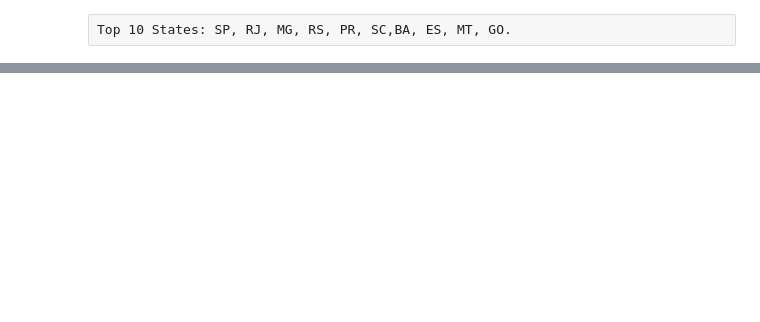
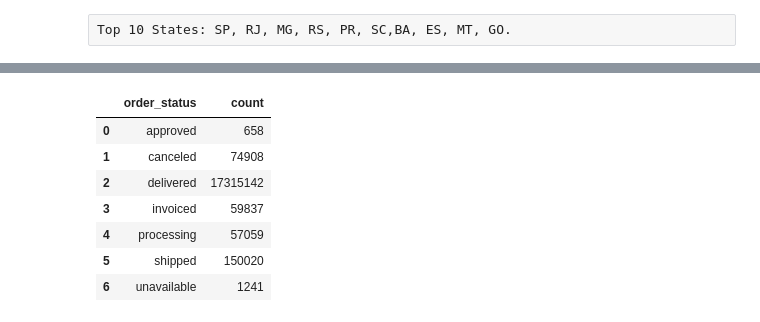
Before and after one commit to JamesLi197412/eCommerce_analysis, a Jupyter notebook: Brazillian E-Commerce.ipynb, the cells around one changed output, grey strips where cells are left out. Cells and saved outputs as stored; diff of their text form; code cells hidden in the pictures; blank space fills up the shorter version.

```diff
--- a/Brazillian E-Commerce.ipynb
+++ b/Brazillian E-Commerce.ipynb
@@ -238,5 +197,0 @@ print(orders.shape)
-# %%
-# adjust column _date from object to datetime
-cols = ['order_delivered_carrier_date','order_delivered_customer_date','order_estimated_delivery_date','shipping_limit_date','review_creation_date']
-for col in cols:
-    orders[col] = pd.to_datetime(orders[col])
@@ -405,3 +358,19 @@ time_plot(sales_df, x=sales_df['order_purchase_timestamp'], y=sales_df['payment_
+# %%
+# Extraction
+sales_delivered = customers_order[customers_order['order_status'] == 'delivered'].copy(deep = True)
+sales_month = sales_delivered.pivot_table(values = ['order_id','price'],
+                                          index = ['purchase_year','purchase_month'],
+                                          aggfunc= {'order_id':'nunique','price':'sum'}
+                                          )
+# %% [output]
+|  | order_status | count |
+| 0 | approved | 658 |
+| 1 | canceled | 74908 |
+| 2 | delivered | 17315142 |
+| 3 | invoiced | 59837 |
+| 4 | processing | 57059 |
+| 5 | shipped | 150020 |
+| 6 | unavailable | 1241 |
 # %%
 customers_order.columns
 # %% [output]
```
Also changed, not shown: parts of 37 cells of this notebook, 2 other files.
